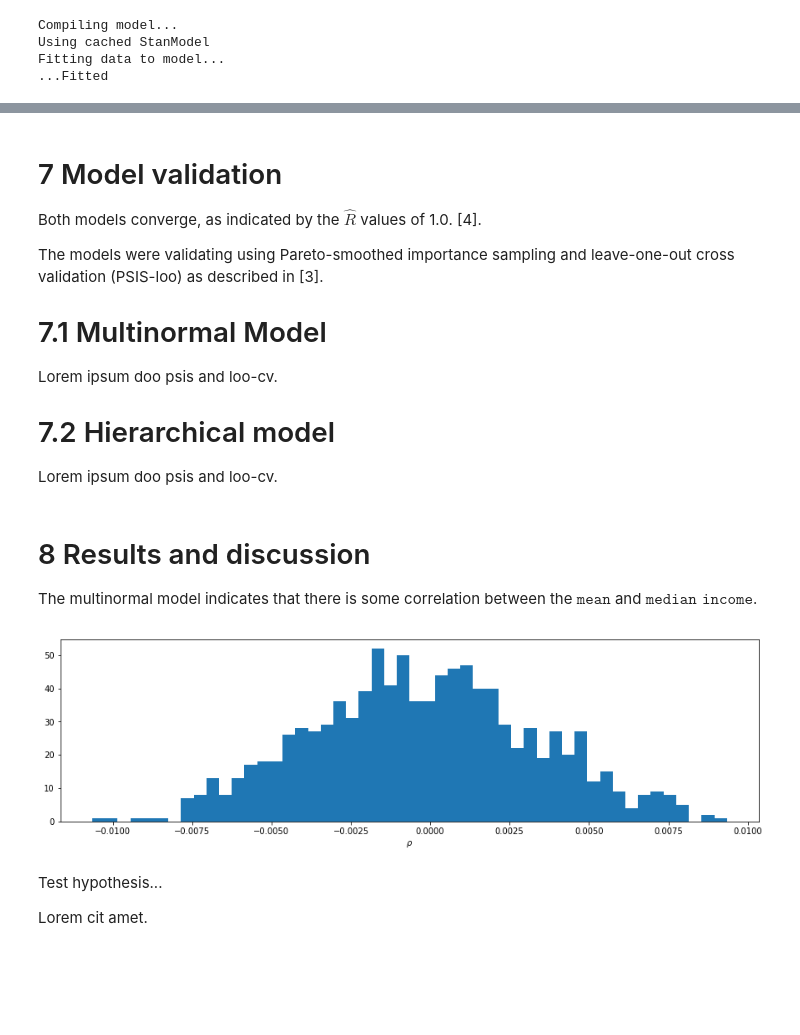
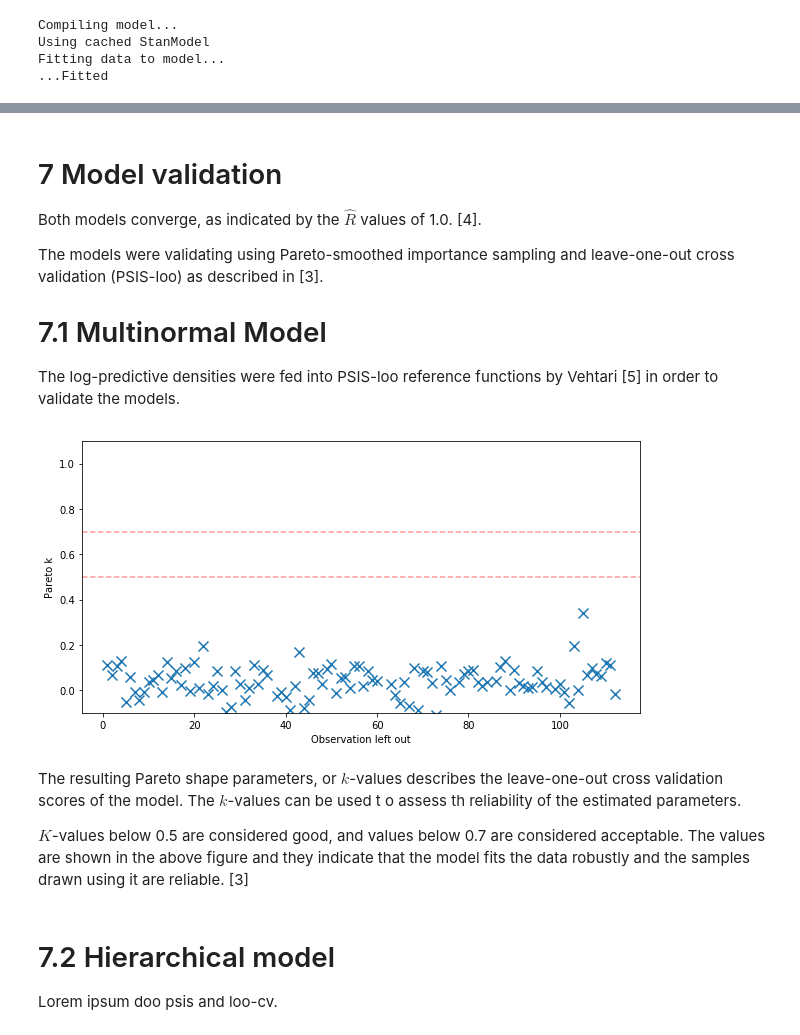
Before and after one commit to gamgi/BDA-project, a Jupyter notebook: study.ipynb, the cells around one changed output, grey strips where cells are left out. Drawn from its saved outputs; the diff is of its cells as text; code cells hidden in the pictures; blank space fills up the shorter version.

```diff
--- a/study.ipynb
+++ b/study.ipynb
@@ -270,21 +291,18 @@ Both models converge, as indicated by the $\hat{R}$ values of 1.0. [4].
 The models were validating using Pareto-smoothed importance sampling and leave-one-out cross validation (PSIS-loo) as described in [3].
 
 # 7.1 Multinormal Model
-Lorem ipsum doo psis and loo-cv.
-# 7.2 Hierarchical model
-Lorem ipsum doo psis and loo-cv.
+
+The log-predictive densities were fed into PSIS-loo reference functions by Vehtari [5] in order to validate the models.
-# %% [markdown]
-# 8 Results and discussion
-
-The multinormal model indicates that there is some correlation between the $\texttt{mean}$ and $\texttt{median income}$.
-# %%
-plt.figure(figsize=(15, 4))
-plt.hist(samples['rho'], 50)
-plt.xlabel(r"$\rho$")
-plt.show()
-# %% [output]
-[figure, removed]
-# %% [markdown]
-Test hypothesis...
-
-Lorem cit amet.
+# %%
+import psis
+loo, loos, ks  = psis.psisloo(multinormal_fit.extract(permuted=True)['log_lik'])
+helpers.plot_pareto_ks2(ks)
+# %% [output]
+[figure, added]
+# %% [markdown]
+The resulting Pareto shape parameters, or $k$-values describes the leave-one-out cross validation scores of the model. The $k$-values can be used t o assess th reliability of the estimated parameters.
+
+$K$-values below 0.5 are considered good, and values below 0.7 are considered acceptable. The values are shown in the above figure and they indicate that the model fits the data robustly and the samples drawn using it are reliable. [3]
+# %% [markdown]
+# 7.2 Hierarchical model
+Lorem ipsum doo psis and loo-cv.
```
Also changed, not shown: parts of 18 cells of this notebook, 1 other file.
